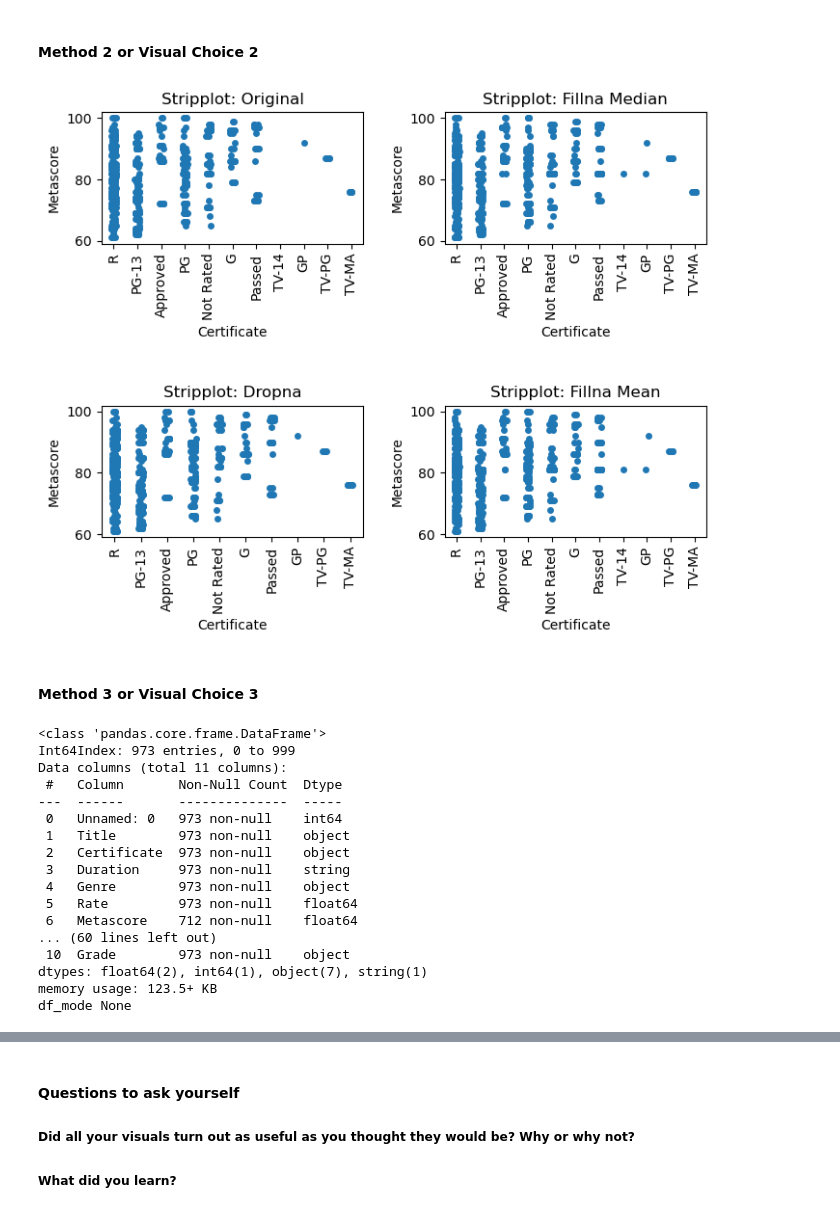
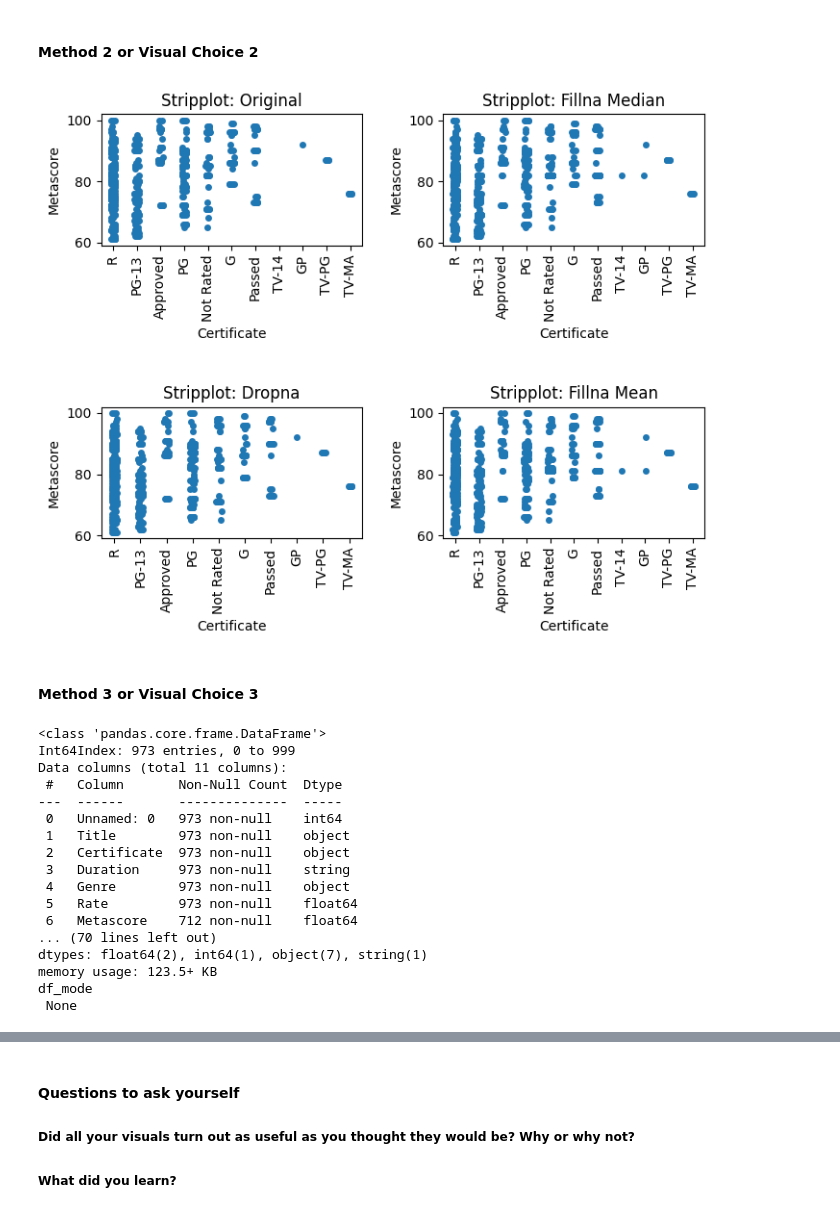
Before and after one commit to likeawednesday/TechCamp_DataViz, a Jupyter notebook: solutions/movie_ratings_SOLUTION.ipynb, the cells around one changed output, grey strips where cells are left out. Saved outputs shown, nothing was run; the diff lists cells and outputs as text; code cells hidden in the pictures.

```diff
--- a/solutions/movie_ratings_SOLUTION.ipynb
+++ b/solutions/movie_ratings_SOLUTION.ipynb
@@ -492,43 +557,71 @@ We can clearly see here that the choices we make when handling - or not handling
 # %%
 # stripplot - shows distributions of categorical data
 
 # set subplots
-f, ((ax1, ax2), (ax3, ax4)) = plt.subplots(2, 2, figsize=(7, 5), sharex = False)
+f, ((ax1, ax2), (ax3, ax4)) = plt.subplots(2, 2, figsize=(7, 5), sharex=False)
+
 # adjust spacing between subplots (w_pad for width between plots, h_pad for vertical between plots)
-f.tight_layout(w_pad = 3, h_pad = 10)
+f.tight_layout(w_pad=3, h_pad=10)
 
-sns.stripplot(data = df, x = 'Certificate', y = 'Metascore', jitter = True, ax = ax1).set_title('Stripplot: Original')
-sns.stripplot(data = df_median, x = 'Certificate', y = 'Metascore', jitter = True, ax = ax2).set_title('Stripplot: Fillna Median')
-sns.stripplot(data = df_drop, x = 'Certificate', y = 'Metascore', jitter = True, ax = ax3).set_title('Stripplot: Dropna')
-sns.stripplot(data = df_mean, x = 'Certificate', y = 'Metascore', jitter = True, ax = ax4).set_title('Stripplot: Fillna Mean')
+sns.stripplot(
+	data=df,
+	x="Certificate",
+	y="Metascore",
+	jitter=True,
+	ax=ax1
+).set_title("Stripplot: Original")
+
+sns.stripplot(
+    data=df_median,
+	x="Certificate",
+	y="Metascore",
+	jitter=True,
+	ax=ax2
+).set_title("Stripplot: Fillna Median")
+
+sns.stripplot(
+    data=df_drop,
+	x="Certificate",
+	y="Metascore",
+	jitter=True,
+	ax=ax3
+).set_title("Stripplot: Dropna")
+
+sns.stripplot(
+    data=df_mean,
+	x="Certificate",
+	y="Metascore",
+	jitter=True,
+	ax=ax4
+).set_title("Stripplot: Fillna Mean")
 
 # rotate x-axis tick marks for better visibility
 # we cannot use plt.xticks (rotation = []) because of how we have these set up
 # were you to show each figure in a different cell, you could use plt.xticks
-ax1.tick_params(axis = 'x', labelrotation = 90)
-ax2.tick_params(axis = 'x', labelrotation = 90)
-ax3.tick_params(axis = 'x', labelrotation = 90)
-ax4.tick_params(axis = 'x', labelrotation = 90)
+ax1.tick_params(axis="x", labelrotation=90)
+ax2.tick_params(axis="x", labelrotation=90)
+ax3.tick_params(axis="x", labelrotation=90)
+ax4.tick_params(axis="x", labelrotation=90)
 
 plt.show()
 # %% [output]
-[figure, old version]
+[figure, new version]
 # %% [markdown]
 #### Method 3 or Visual Choice 3
 # %%
 # is there a relation between duration and metascore?
 # we'll need to do some manipulating before we can plot this well
 # first, we need to change Duration from an object to a string in each dataframe
-df['Duration'] = df['Duration'].astype('string')
-df_mean['Duration'] = df['Duration'].astype('string')
-df_median['Duration'] = df['Duration'].astype('string')
-df_mode['Duration'] = df['Duration'].astype('string')
+df["Duration"] = df["Duration"].astype("string")
+df_mean["Duration"] = df["Duration"].astype("string")
+df_median["Duration"] = df["Duration"].astype("string")
+df_mode["Duration"] = df["Duration"].astype("string")
 
-#check to make sure Duration did indeed get successfully changed to a string
-print('df', df.info())
-print('df_mean', df.info())
-print('df_median', df.info())
-print('df_mode', df.info())
+# check to make sure Duration did indeed get successfully changed to a string
+print("df\n", df.info(), "\n\n")
+print("df_mean\n", df.info(), "\n\n")
+print("df_median\n", df.info(), "\n\n")
+print("df_mode\n", df.info())
 # %% [output]
 <class 'pandas.core.frame.DataFrame'>
 Int64Index: 973 entries, 0 to 999
@@ -542,10 +635,10 @@ Data columns (total 11 columns):
  4   Genre        973 non-null    object
  5   Rate         973 non-null    float64
  6   Metascore    712 non-null    float64
-... (60 lines left out)
- 10  Grade        973 non-null    object
+... (70 lines left out)
 dtypes: float64(2), int64(1), object(7), string(1)
 memory usage: 123.5+ KB
-df_mode None
+df_mode
+ None
 # %%
 # split on delimiter ' ' and add new column 'Duration Type' (in the event we need this later for some reason)
```
Also changed, not shown: parts of 27 cells of this notebook, 2 other files.
